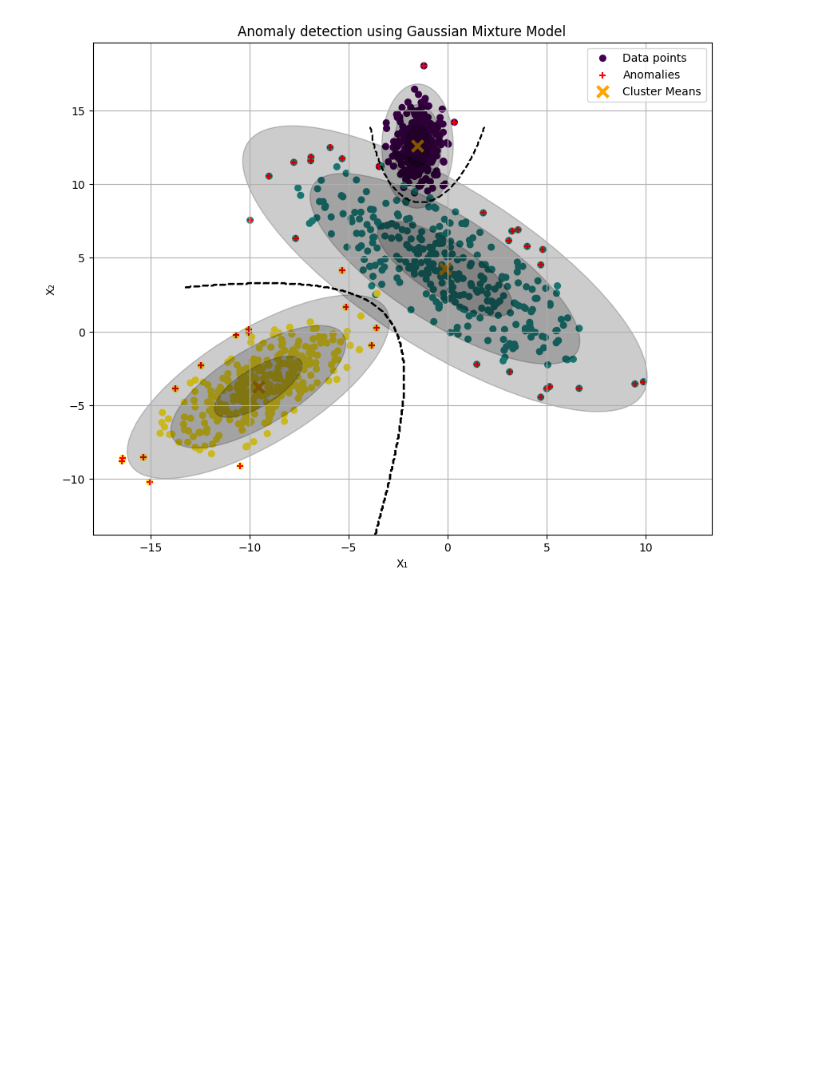
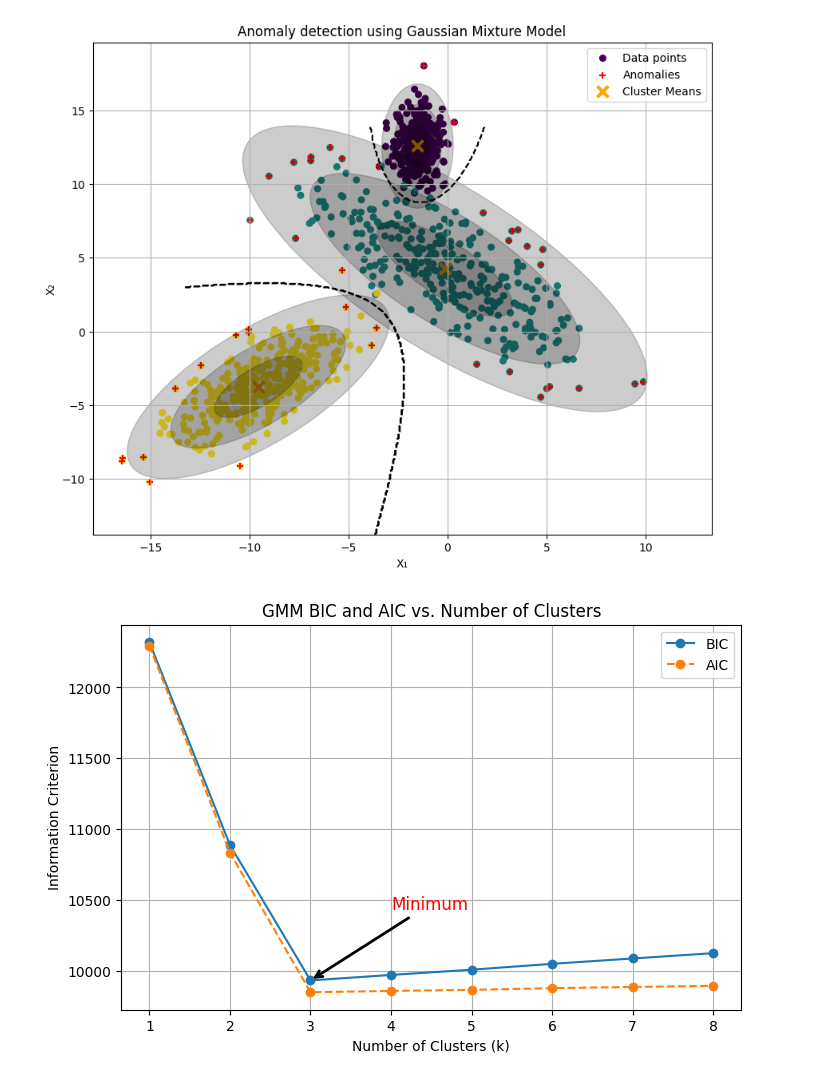
Before and after one commit to jquelas/hands_on_machine_learning, a Jupyter notebook: C9 - Unsupervised Learning Techniques/7-GMM for Anomaly Detection.ipynb, the cells around one changed output. Cells and saved outputs as stored; diff of their text form; code cells hidden in the pictures; blank space fills up the shorter version.

Commit message:
Addition of number of clusters evaluation for GMM using BIC and AIC method.

```diff
--- a/C9 - Unsupervised Learning Techniques/7-GMM for Anomaly Detection.ipynb
+++ b/C9 - Unsupervised Learning Techniques/7-GMM for Anomaly Detection.ipynb
@@ -207,3 +207,48 @@ plt.grid(True)
 plt.show()
 # %% [output]
 [figure]
+# %%
+# As with the K-Means model, the number of clusters is an input for the model
+# To determine the best number of clusters, we can use the likelihhod functions BIC and AIC
+
+bic = []  # List to store BIC scores for each model
+aic = []  # List to store AIC scores for each model
+
+# Range of cluster counts to evaluate, from 1 to 8
+k_values = range(1, 9)
+
+# Loop through each number of components (clusters)
+for k in k_values:
+    # Initialize a Gaussian Mixture Model with k components
+    model = GaussianMixture(n_components=k, n_init=10)
+
+    # Fit the model to the elliptical dataset
+    model.fit(X_elliptical)
+
+    # Compute and store the BIC and AIC for this model
+    bic.append(model.bic(X_elliptical))  # Bayesian Information Criterion
+    aic.append(model.aic(X_elliptical))  # Akaike Information Criterion
+
+# Plotting the BIC and AIC values to visually compare model complexity vs fit
+plt.figure(figsize=(8, 5))
+plt.plot(k_values, bic, marker='o', label="BIC")  # Solid line for BIC
+plt.plot(k_values, aic, marker='o', linestyle='--', label="AIC")  # Dashed line for AIC
+
+# Add labels and legend
+plt.xlabel("Number of Clusters (k)")
+plt.ylabel("Information Criterion")
+plt.legend()
+plt.title("GMM BIC and AIC vs. Number of Clusters")
+plt.grid(True)
+
+# Highlight the minimum BIC value (typically best model)
+plt.annotate("Minimum",
+             xy=(3, bic[2]),                # Point (k=3, index 2 due to 0-based index)
+             xytext=(4, bic[2] + 500),      # Position the text a bit above/right
+             arrowprops=dict(arrowstyle="->", lw=2),  # Arrow pointing to min
+             fontsize=12,
+             color='red')
+
+plt.show()
+# %% [output]
+[figure, added]
```
